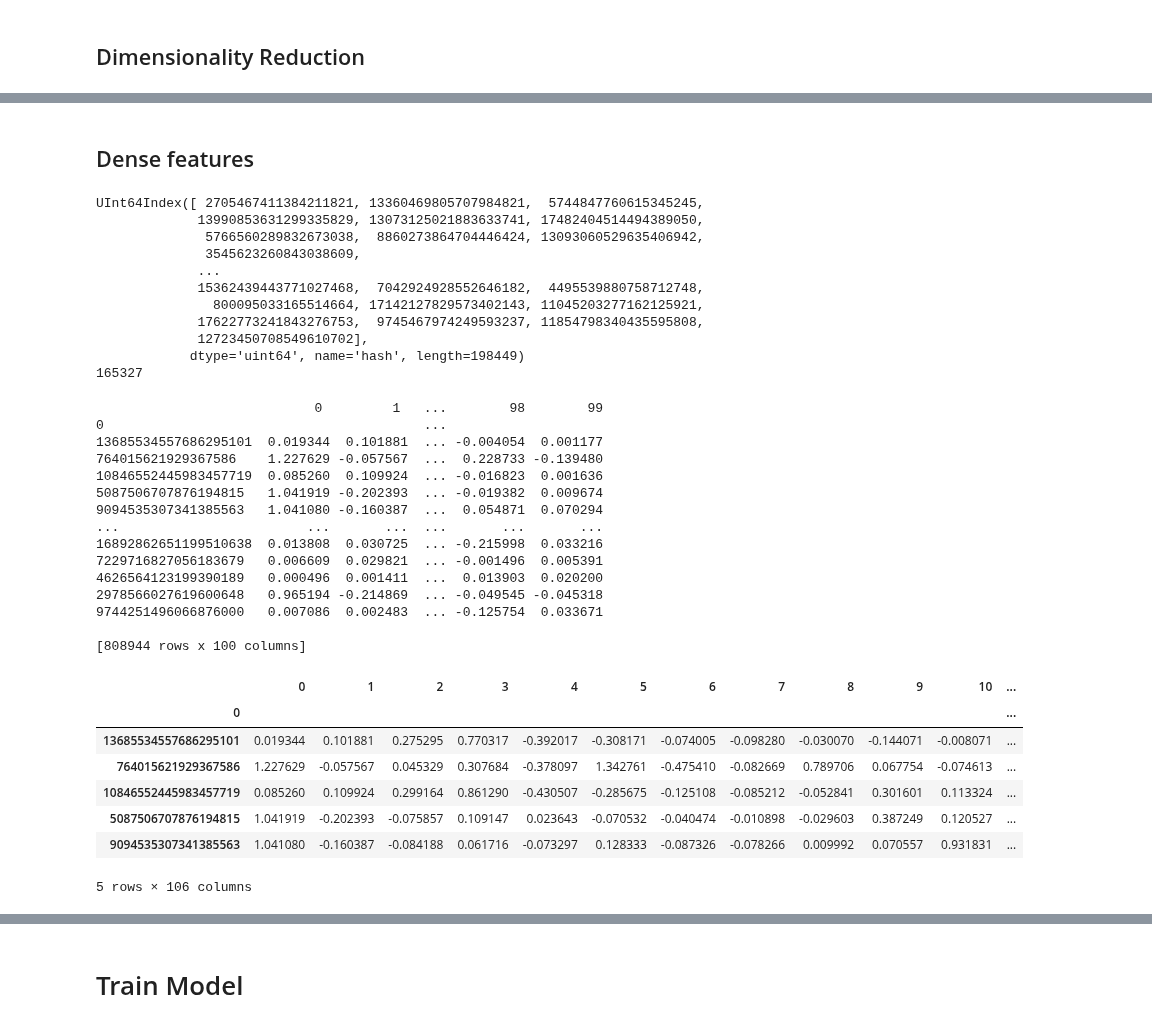
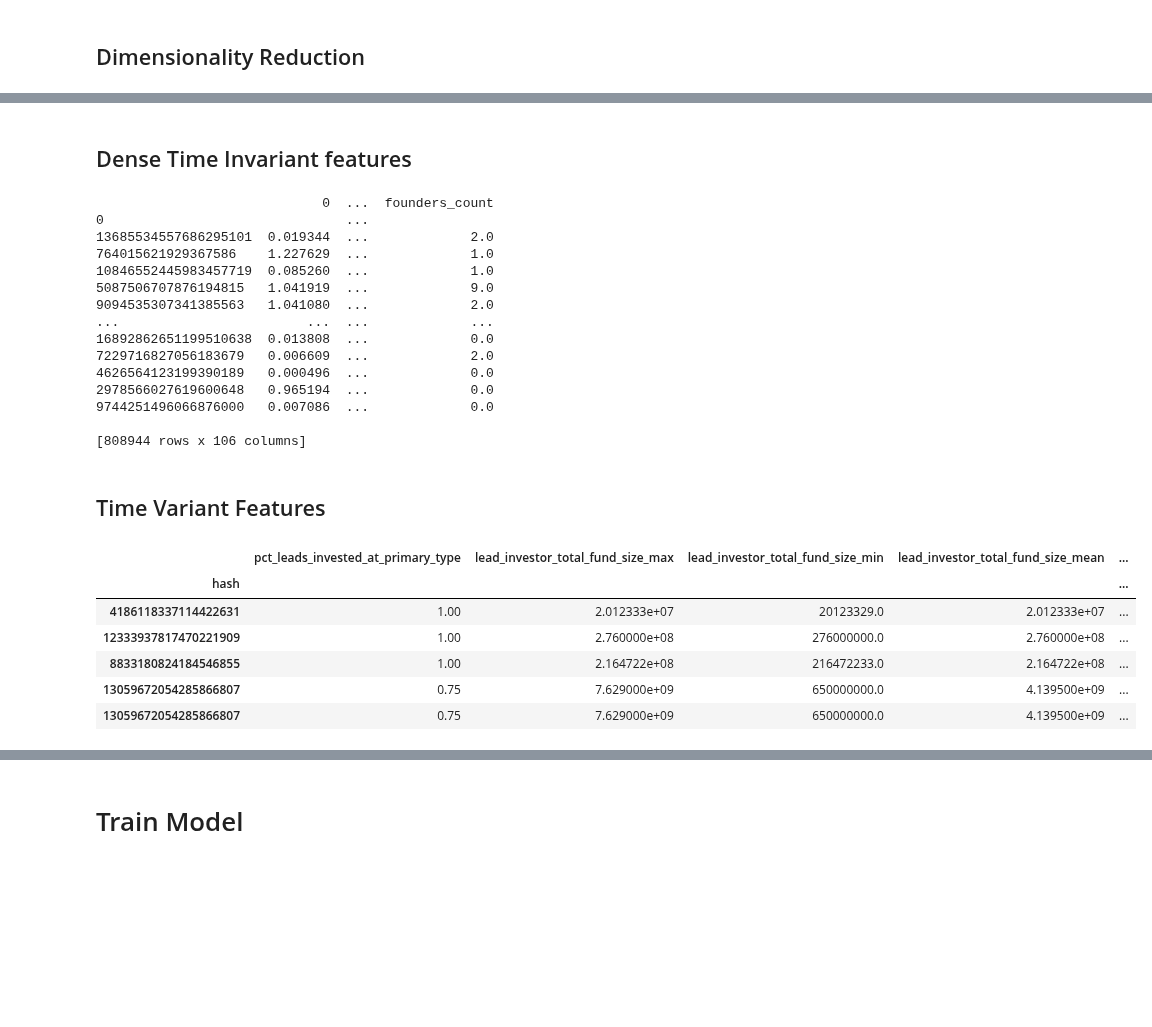
Before and after one commit to siddtheshah/vc_modeling, a Jupyter notebook: regressor_model.ipynb, the cells around one changed output, grey strips where cells are left out. Cells and saved outputs as stored; diff of their text form; code cells hidden in the pictures; blank space fills up the shorter version.

```diff
--- a/regressor_model.ipynb
+++ b/regressor_model.ipynb
@@ -164,54 +194,48 @@ print(reduced_features)
 # %% [markdown]
-## Dense features
+## Dense Time Invariant features
 # %%
 founder_features = pd.read_csv('/content/gdrive/My Drive/vc_modeling/feature_extraction/founder_features/organization_founders_features.csv')
 founder_features['hash'] = founder_features['org_uuid'].apply(cityhash.CityHash64)
 founder_features = founder_features.set_index(['hash'], drop=True).drop(['org_uuid'], axis=1)
 
+
 founder_features_only = founder_features.dropna()
-
-print(founder_features.index)
-print(np.count_nonzero(founder_features.index.isin(sparse_join.index)))
-# %% [output]
-UInt64Index([ 2705467411384211821, 13360469805707984821,  5744847760615345245,
-             13990853631299335829, 13073125021883633741, 17482404514494389050,
-              5766560289832673038,  8860273864704446424, 13093060529635406942,
-              3545623260843038609,
-             ...
-             15362439443771027468,  7042924928552646182,  4495539880758712748,
-               800095033165514664, 17142127829573402143, 11045203277162125921,
-             17622773241843276753,  9745467974249593237, 11854798340435595808,
-             12723450708549610702],
-            dtype='uint64', name='hash', length=198449)
-165327
 # %%
 sparse_data = pd.DataFrame(data=reduced_features, index=sparse_join.index, columns=range(np.shape(reduced_features)[1]))
-print(sparse_data)
+time_invariant_features = sparse_data.join(founder_features, lsuffix='sparse', rsuffix='dense').fillna(0)
+print(time_invariant_features.dropna())
 # %% [output]
-                            0         1   ...        98        99
-0                                         ...
-13685534557686295101  0.019344  0.101881  ... -0.004054  0.001177
-764015621929367586    1.227629 -0.057567  ...  0.228733 -0.139480
-10846552445983457719  0.085260  0.109924  ... -0.016823  0.001636
-5087506707876194815   1.041919 -0.202393  ... -0.019382  0.009674
-9094535307341385563   1.041080 -0.160387  ...  0.054871  0.070294
-...                        ...       ...  ...       ...       ...
-16892862651199510638  0.013808  0.030725  ... -0.215998  0.033216
-7229716827056183679   0.006609  0.029821  ... -0.001496  0.005391
-4626564123199390189   0.000496  0.001411  ...  0.013903  0.020200
-2978566027619600648   0.965194 -0.214869  ... -0.049545 -0.045318
-9744251496066876000   0.007086  0.002483  ... -0.125754  0.033671
+                             0  ...  founders_count
+0                               ...
+13685534557686295101  0.019344  ...             2.0
+764015621929367586    1.227629  ...             1.0
+10846552445983457719  0.085260  ...             1.0
+5087506707876194815   1.041919  ...             9.0
+9094535307341385563   1.041080  ...             2.0
+...                        ...  ...             ...
+16892862651199510638  0.013808  ...             0.0
+7229716827056183679   0.006609  ...             2.0
+4626564123199390189   0.000496  ...             0.0
+2978566027619600648   0.965194  ...             0.0
+9744251496066876000   0.007086  ...             0.0
 
-[808944 rows x 100 columns]
+[808944 rows x 106 columns]
-# %%
-all_features = sparse_data.join(founder_features, lsuffix='sparse', rsuffix='dense').fillna(0)
-all_features.head()
-# %% [output]
-|  | 0 | 1 | 2 | 3 | 4 | 5 | 6 | 7 | 8 | 9 | 10 | ... |
-| 0 |  |  |  |  |  |  |  |  |  |  |  | ... |
-| 13685534557686295101 | 0.019344 | 0.101881 | 0.275295 | 0.770317 | -0.392017 | -0.308171 | -0.074005 | -0.098280 | -0.030070 | -0.144071 | -0.008071 | ... |
-| 764015621929367586 | 1.227629 | -0.057567 | 0.045329 | 0.307684 | -0.378097 | 1.342761 | -0.475410 | -0.082669 | 0.789706 | 0.067754 | -0.074613 | ... |
-| 10846552445983457719 | 0.085260 | 0.109924 | 0.299164 | 0.861290 | -0.430507 | -0.285675 | -0.125108 | -0.085212 | -0.052841 | 0.301601 | 0.113324 | ... |
-| 5087506707876194815 | 1.041919 | -0.202393 | -0.075857 | 0.109147 | 0.023643 | -0.070532 | -0.040474 | -0.010898 | -0.029603 | 0.387249 | 0.120527 | ... |
-| 9094535307341385563 | 1.041080 | -0.160387 | -0.084188 | 0.061716 | -0.073297 | 0.128333 | -0.087326 | -0.078266 | 0.009992 | 0.070557 | 0.931831 | ... |
-5 rows × 106 columns
+# %% [markdown]
+## Time Variant Features
+# %%
+funding_features = pd.read_csv('/content/gdrive/My Drive/vc_modeling/data/funding_features_for_regression.csv')
+funding_features['hash'] = funding_features['org_uuid'].apply(cityhash.CityHash64)
+funding_features = funding_features.set_index('hash').drop(['org_uuid'], axis=1)
+
+investor_features = pd.read_csv('/content/gdrive/My Drive/vc_modeling/data/investor_features_for_regression.csv')
+investor_features['hash'] = investor_features['org_uuid'].apply(cityhash.CityHash64)
+investor_features = investor_features.set_index('hash').drop(['org_uuid'], axis=1).drop(['lead_investor_first_fund_announce_date_max', 'lead_investor_fund_age_max', 'lead_investor_fund_age_min', 'lead_investor_first_fund_announce_date_min'], axis=1)
+investor_features.head()
+# %% [output]
+|  | pct_leads_invested_at_primary_type | lead_investor_total_fund_size_max | lead_investor_total_fund_size_min | lead_investor_total_fund_size_mean | ... |
+| hash |  |  |  |  | ... |
+| 4186118337114422631 | 1.00 | 2.012333e+07 | 20123329.0 | 2.012333e+07 | ... |
+| 12333937817470221909 | 1.00 | 2.760000e+08 | 276000000.0 | 2.760000e+08 | ... |
+| 8833180824184546855 | 1.00 | 2.164722e+08 | 216472233.0 | 2.164722e+08 | ... |
+| 13059672054285866807 | 0.75 | 7.629000e+09 | 650000000.0 | 4.139500e+09 | ... |
+| 13059672054285866807 | 0.75 | 7.629000e+09 | 650000000.0 | 4.139500e+09 | ... |
```
Also changed, not shown: parts of 22 cells of this notebook.
